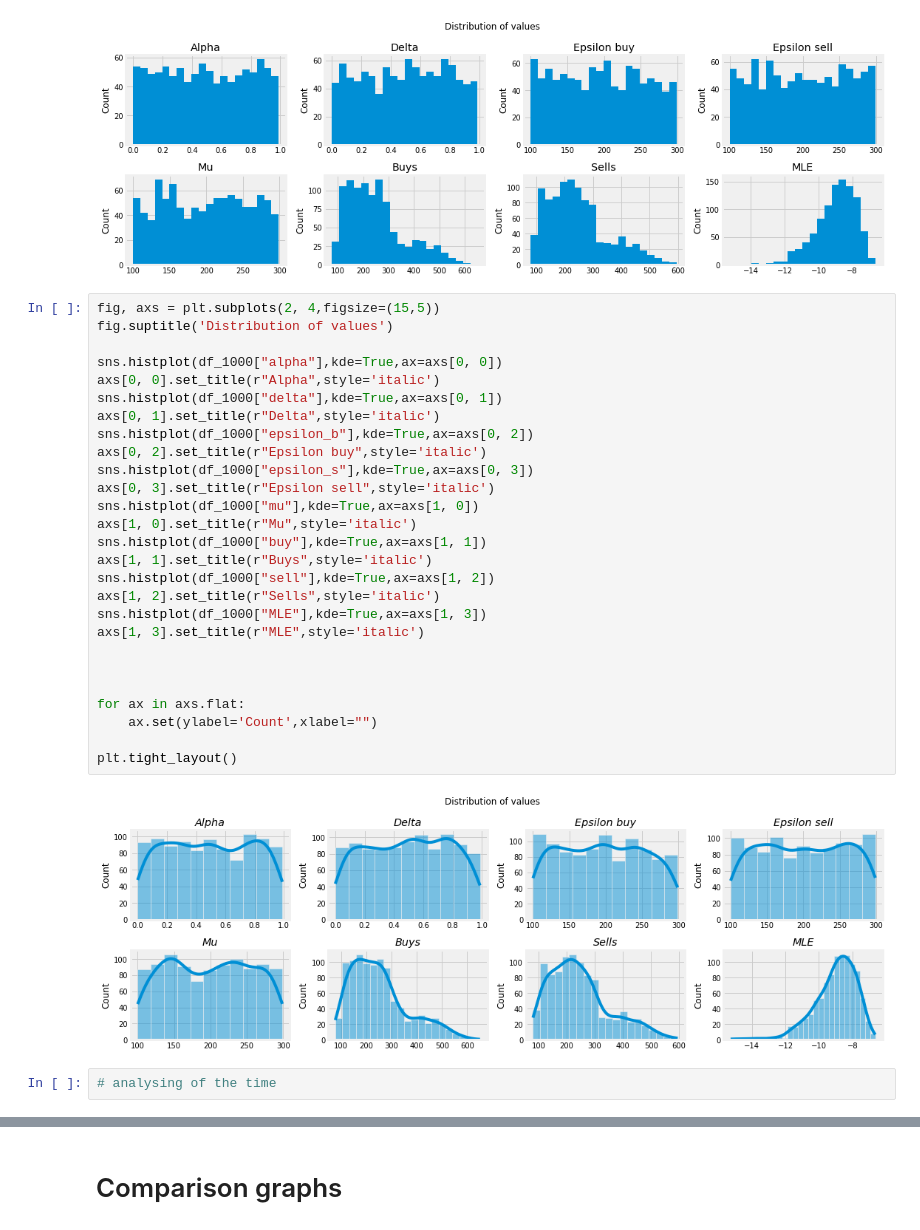
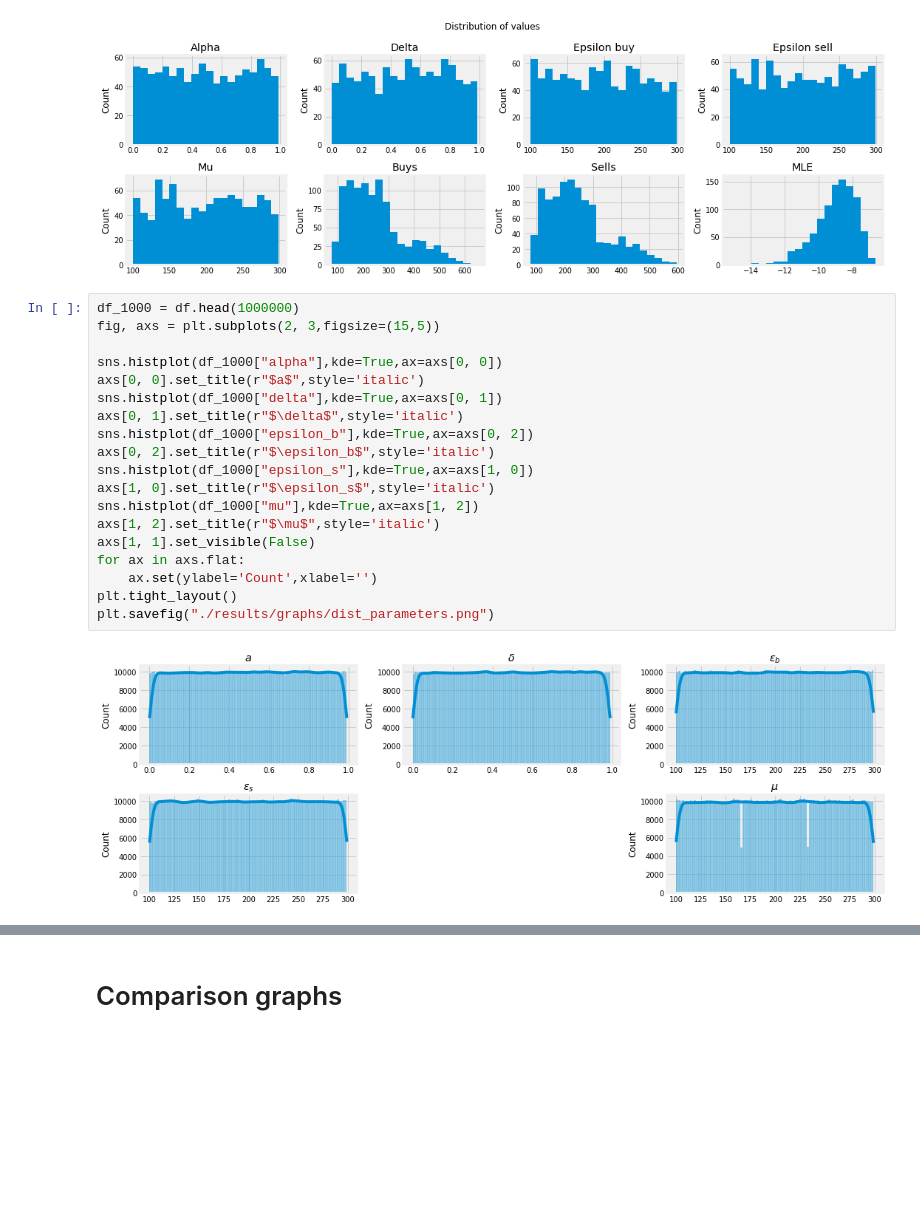
Before and after one commit to GuillaumePv/pin_surrogate_model, a Jupyter notebook: stat_desc.ipynb, the cells around one changed output, grey strips where cells are left out. Cells and saved outputs as stored; diff of their text form; blank space fills up the shorter version.

Commit message:
upgrade graphs

```diff
--- a/stat_desc.ipynb
+++ b/stat_desc.ipynb
@@ -155,33 +155,23 @@ plt.tight_layout()
 # %% [output]
 [figure]
 # %%
-fig, axs = plt.subplots(2, 4,figsize=(15,5))
-fig.suptitle('Distribution of values')
+df_1000 = df.head(1000000)
+fig, axs = plt.subplots(2, 3,figsize=(15,5))
 
 sns.histplot(df_1000["alpha"],kde=True,ax=axs[0, 0])
-axs[0, 0].set_title(r"Alpha",style='italic')
+axs[0, 0].set_title(r"$a$",style='italic')
 sns.histplot(df_1000["delta"],kde=True,ax=axs[0, 1])
-axs[0, 1].set_title(r"Delta",style='italic')
+axs[0, 1].set_title(r"$\delta$",style='italic')
 sns.histplot(df_1000["epsilon_b"],kde=True,ax=axs[0, 2])
-axs[0, 2].set_title(r"Epsilon buy",style='italic')
-sns.histplot(df_1000["epsilon_s"],kde=True,ax=axs[0, 3])
-axs[0, 3].set_title(r"Epsilon sell",style='italic')
-sns.histplot(df_1000["mu"],kde=True,ax=axs[1, 0])
-axs[1, 0].set_title(r"Mu",style='italic')
-sns.histplot(df_1000["buy"],kde=True,ax=axs[1, 1])
-axs[1, 1].set_title(r"Buys",style='italic')
-sns.histplot(df_1000["sell"],kde=True,ax=axs[1, 2])
-axs[1, 2].set_title(r"Sells",style='italic')
-sns.histplot(df_1000["MLE"],kde=True,ax=axs[1, 3])
-axs[1, 3].set_title(r"MLE",style='italic')
-
-
-
+axs[0, 2].set_title(r"$\epsilon_b$",style='italic')
+sns.histplot(df_1000["epsilon_s"],kde=True,ax=axs[1, 0])
+axs[1, 0].set_title(r"$\epsilon_s$",style='italic')
+sns.histplot(df_1000["mu"],kde=True,ax=axs[1, 2])
+axs[1, 2].set_title(r"$\mu$",style='italic')
+axs[1, 1].set_visible(False)
 for ax in axs.flat:
-    ax.set(ylabel='Count',xlabel="")
-
+    ax.set(ylabel='Count',xlabel='')
 plt.tight_layout()
+plt.savefig("./results/graphs/dist_parameters.png")
 # %% [output]
-[figure, old version]
+[figure, new version]
-# %%
-# analysing of the time
```
Also changed, not shown: parts of 5 cells of this notebook, 7 other files.
